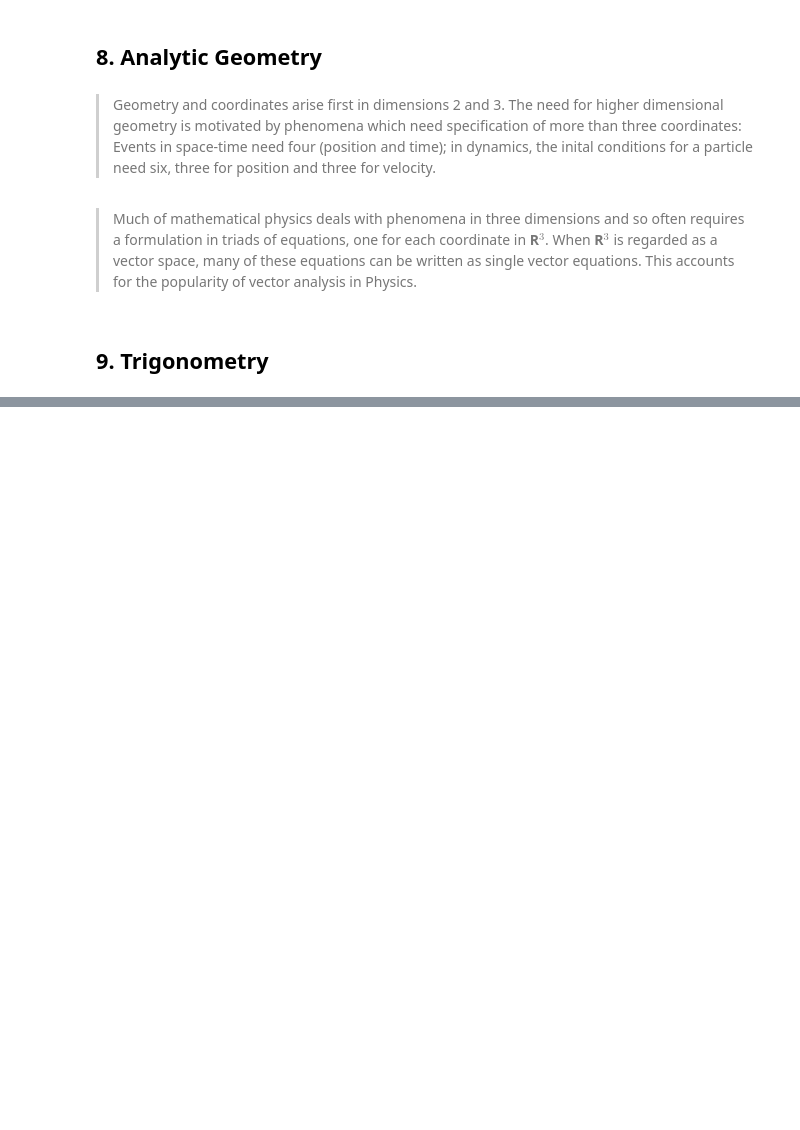
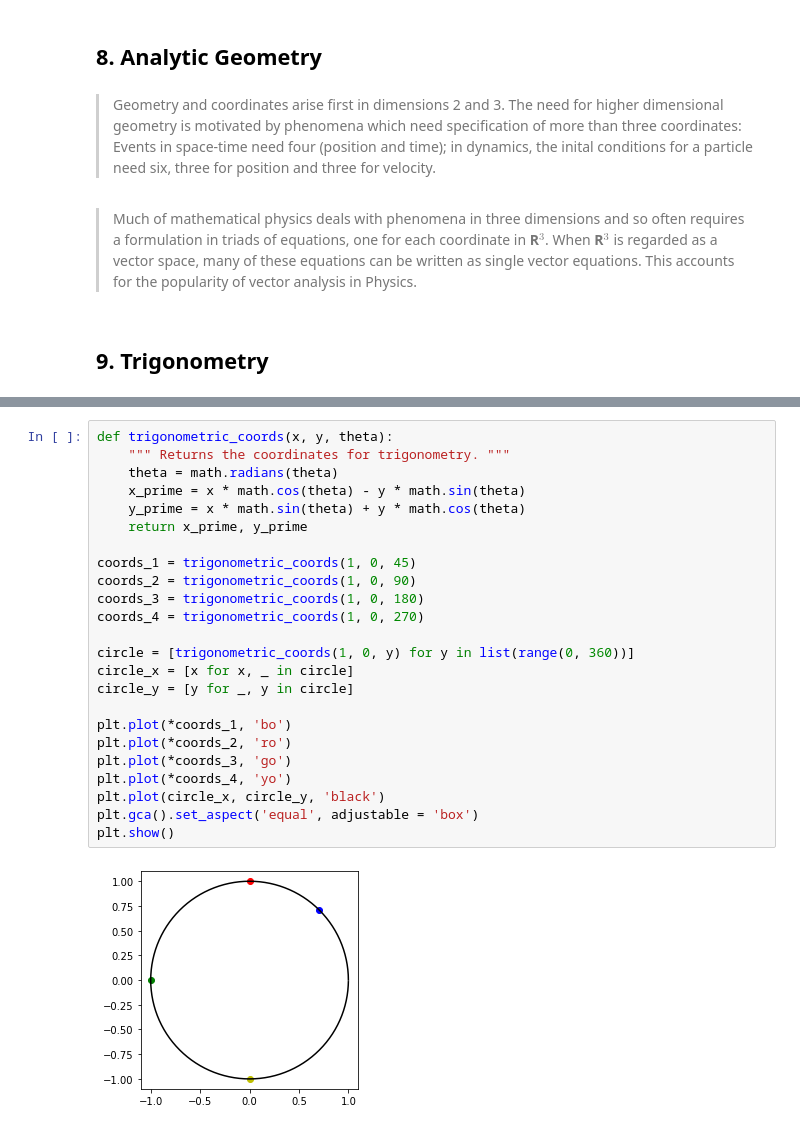
Before and after one commit to James-G-Hill/Sympy-Companion-to-Mathematics-Form-and-Function, a Jupyter notebook: Chapter 4.ipynb, the cells around one changed output, grey strips where cells are left out. Drawn from its saved outputs; the diff is of its cells as text; blank space fills up the shorter version.

```diff
--- a/Chapter 4.ipynb
+++ b/Chapter 4.ipynb
@@ -277,0 +355,26 @@ True
+# %%
+def trigonometric_coords(x, y, theta):
+    """ Returns the coordinates for trigonometry. """
+    theta = math.radians(theta)
+    x_prime = x * math.cos(theta) - y * math.sin(theta)
+    y_prime = x * math.sin(theta) + y * math.cos(theta)
+    return x_prime, y_prime
+
+coords_1 = trigonometric_coords(1, 0, 45)
+coords_2 = trigonometric_coords(1, 0, 90)
+coords_3 = trigonometric_coords(1, 0, 180)
+coords_4 = trigonometric_coords(1, 0, 270)
+
+circle = [trigonometric_coords(1, 0, y) for y in list(range(0, 360))]
+circle_x = [x for x, _ in circle]
+circle_y = [y for _, y in circle]
+
+plt.plot(*coords_1, 'bo')
+plt.plot(*coords_2, 'ro')
+plt.plot(*coords_3, 'go')
+plt.plot(*coords_4, 'yo')
+plt.plot(circle_x, circle_y, 'black')
+plt.gca().set_aspect('equal', adjustable = 'box')
+plt.show()
+# %% [output]
+[figure, added]
```
Also changed, not shown: parts of 13 cells of this notebook.
